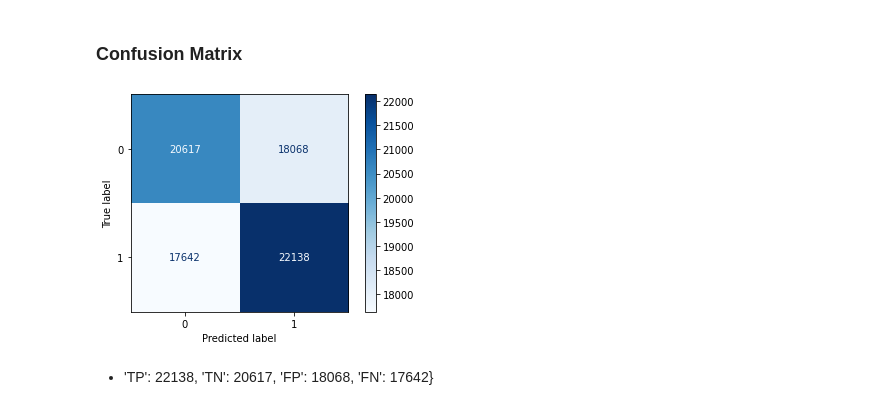
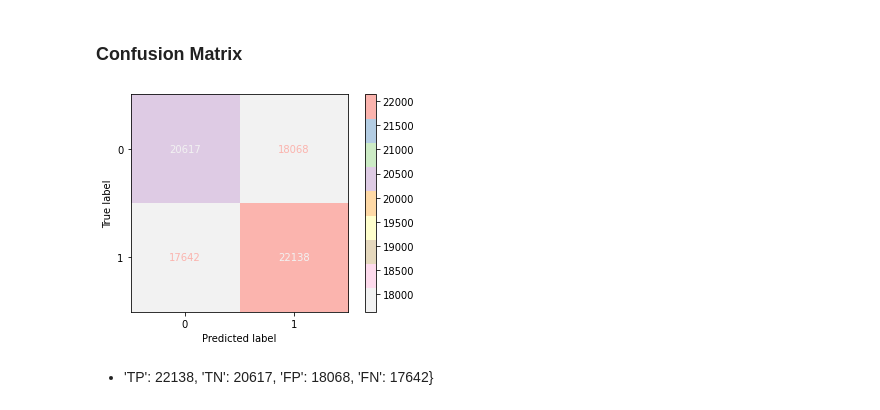
Before and after one commit to adcm2292/phase-3-project-nyc-restaurant-inspections, a Jupyter notebook: RestaurantInspections/Notebooks/Modeling-and-Conclusion.ipynb, the cells around one changed output. Drawn from its saved outputs; the diff is of its cells as text; code cells hidden in the pictures.

```diff
--- a/RestaurantInspections/Notebooks/Modeling-and-Conclusion.ipynb
+++ b/RestaurantInspections/Notebooks/Modeling-and-Conclusion.ipynb
@@ -125,10 +125,10 @@ dtype: float64
 ### Confusion Matrix
 # %%
 plot_confusion_matrix(logreg, X_test_ohe, y_test_le,
-                     cmap=plt.cm.Blues)
+                     cmap=plt.cm.Pastel1_r,)
 plt.show()
 # %% [output]
-[figure, old version]
+[figure, new version]
 # %% [markdown]
 * 'TP': 22138, 'TN': 20617, 'FP': 18068, 'FN': 17642}
 # %% [markdown]
```
Also changed, not shown: 3 other files.
